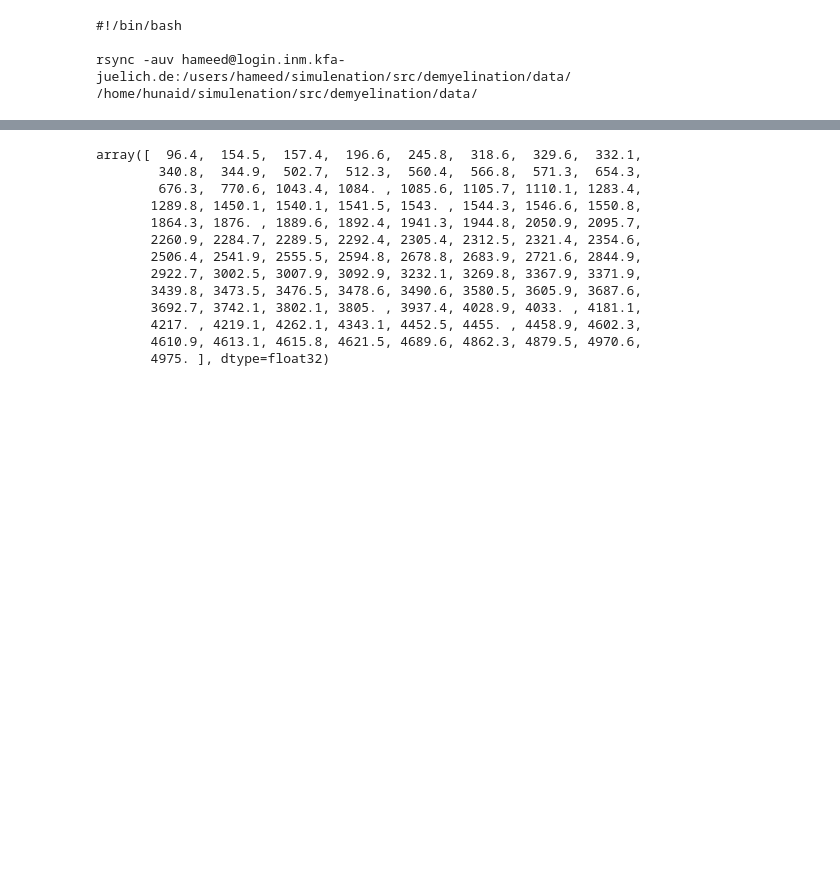
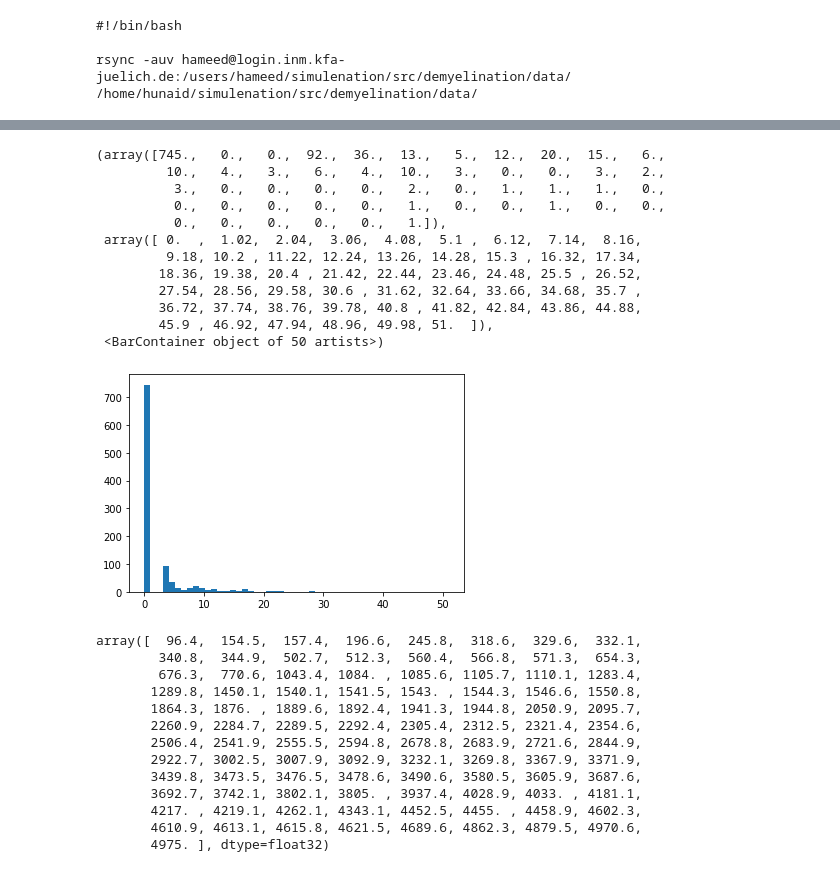
Before and after one commit to 104H/simulenation, a Jupyter notebook: src/dataanalysis.ipynb, the cells around one changed output, grey strips where cells are left out. Saved outputs shown, nothing was run; the diff lists cells and outputs as text; code cells hidden in the pictures; blank space fills up the shorter version.

```diff
--- a/src/dataanalysis.ipynb
+++ b/src/dataanalysis.ipynb
@@ -190,3 +185,19 @@ array([ 58.1      ,   2.899994 ,  39.200012 ,  49.199997 ,  72.8      ,
+# %%
+plt.hist(computePopulationBurstSpikeRatio(spk.spikeobj['MGN']), bins=50)
+# %% [output]
+(array([745.,   0.,   0.,  92.,  36.,  13.,   5.,  12.,  20.,  15.,   6.,
+         10.,   4.,   3.,   6.,   4.,  10.,   3.,   0.,   0.,   3.,   2.,
+          3.,   0.,   0.,   0.,   0.,   2.,   0.,   1.,   1.,   1.,   0.,
+          0.,   0.,   0.,   0.,   0.,   1.,   0.,   0.,   1.,   0.,   0.,
+          0.,   0.,   0.,   0.,   0.,   1.]),
+ array([ 0.  ,  1.02,  2.04,  3.06,  4.08,  5.1 ,  6.12,  7.14,  8.16,
+         9.18, 10.2 , 11.22, 12.24, 13.26, 14.28, 15.3 , 16.32, 17.34,
+        18.36, 19.38, 20.4 , 21.42, 22.44, 23.46, 24.48, 25.5 , 26.52,
+        27.54, 28.56, 29.58, 30.6 , 31.62, 32.64, 33.66, 34.68, 35.7 ,
+        36.72, 37.74, 38.76, 39.78, 40.8 , 41.82, 42.84, 43.86, 44.88,
+        45.9 , 46.92, 47.94, 48.96, 49.98, 51.  ]),
+ <BarContainer object of 50 artists>)
+[figure, added]
 # %%
 spk.spikeobj['MGN'].spiketrains[500.0].spike_times
 # %% [output]
```
Also changed, not shown: parts of 18 cells of this notebook, 4 other files.
